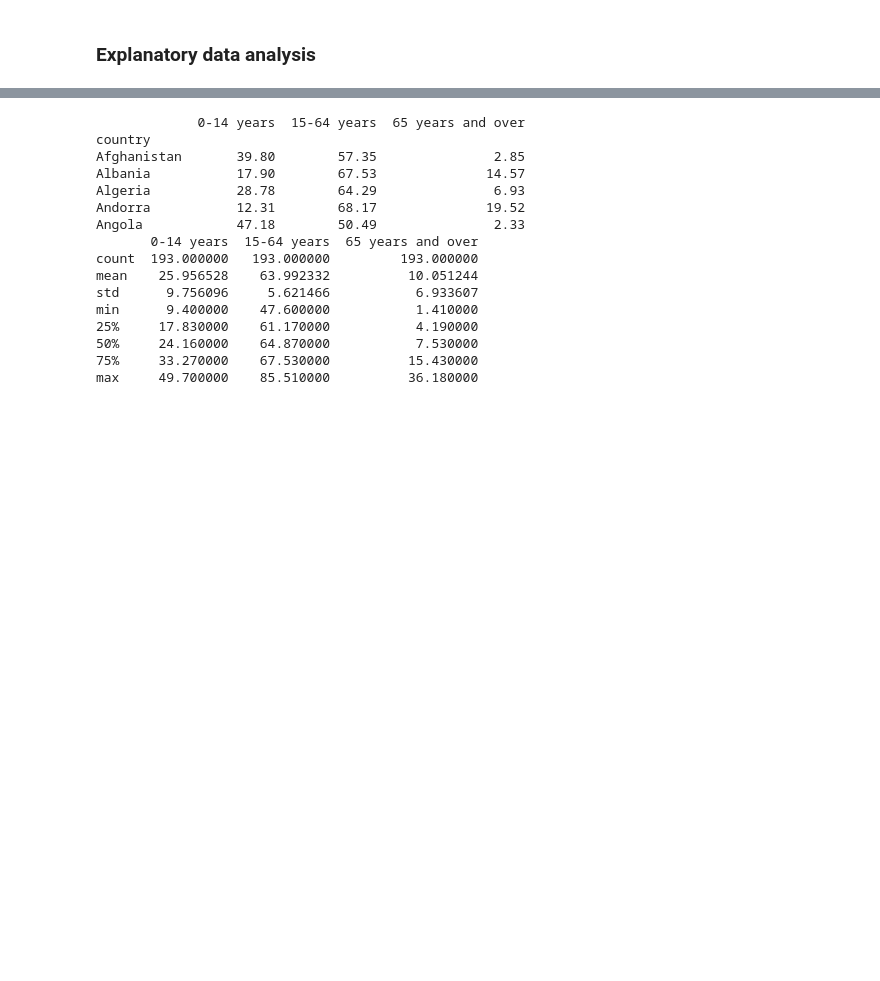
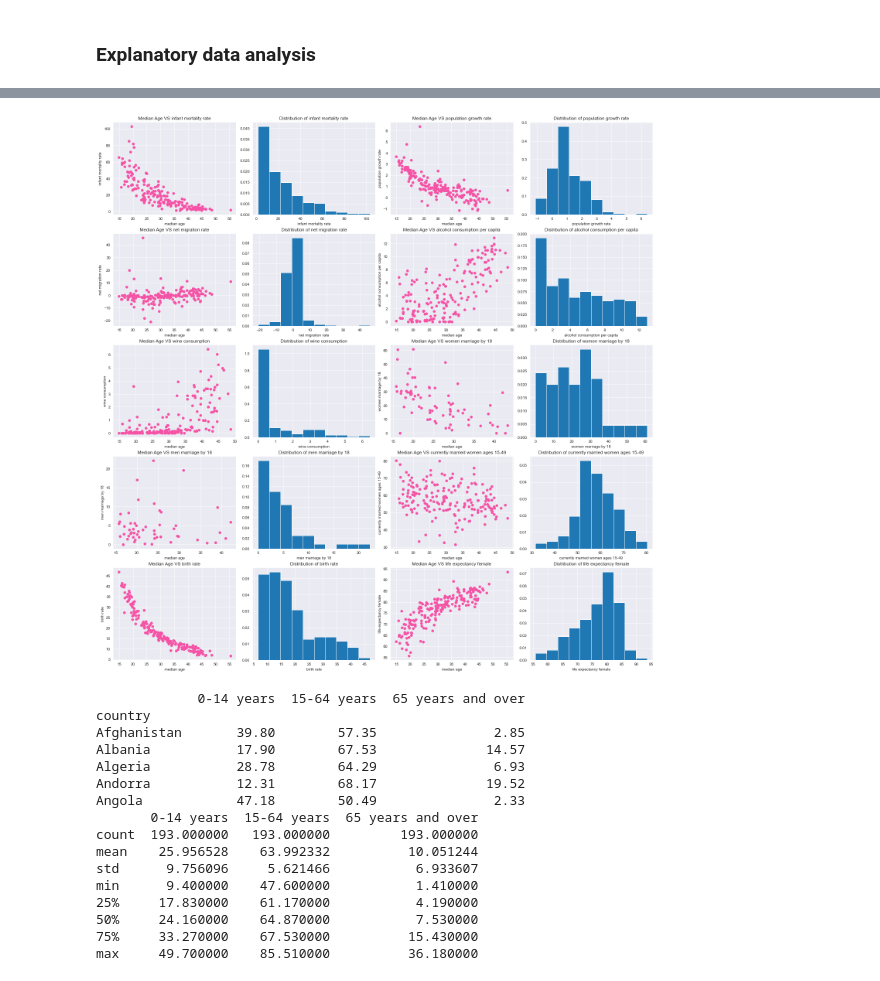
Before and after one commit to farqlia/WorldCountriesProject, a Jupyter notebook: notebooks/Aging Population Classification.ipynb, the cells around one changed output, grey strips where cells are left out. Cells and saved outputs as stored; diff of their text form; code cells hidden in the pictures; blank space fills up the shorter version.

```diff
--- a/notebooks/Aging Population Classification.ipynb
+++ b/notebooks/Aging Population Classification.ipynb
@@ -56,3 +288,16 @@ print(age_structure.shape)
+# %%
+metrics_to_plot = countries_data.columns[:10]
+n_rows = (len(metrics_to_plot) + 1) // 2
+n_cols = 4
+fig, axes = plt.subplots(n_rows, n_cols, figsize=(20, 20), layout='constrained')
+
+for i in range(n_rows):
+    for j in range(2):
+        metric_name = metrics_to_plot[2 * i + j]
+        plot_median_age_versus_metric(median_age['total'], countries_data[metric_name], metric_name, ax=axes[i, 2 * j])
+        plot_metric_distribution(countries_data[metric_name], metric_name, ax=axes[i, 2 * j + 1])
+# %% [output]
+[figure, added]
 # %%
 print(age_structure.head())
 print(age_structure.describe())
```
Also changed, not shown: parts of 26 cells of this notebook, 4 other files.
